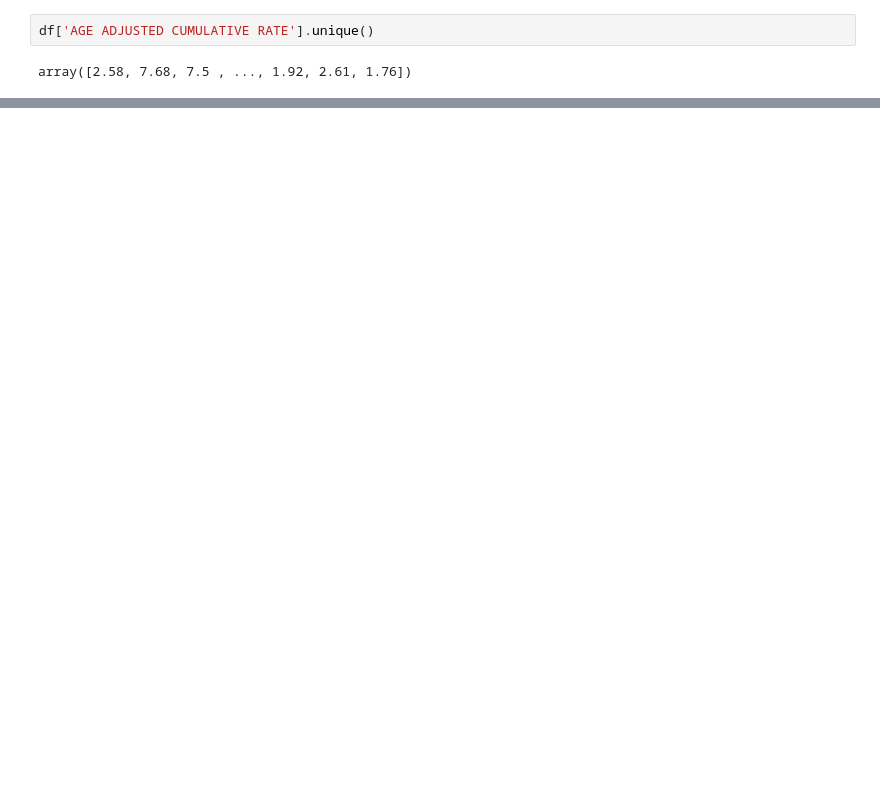
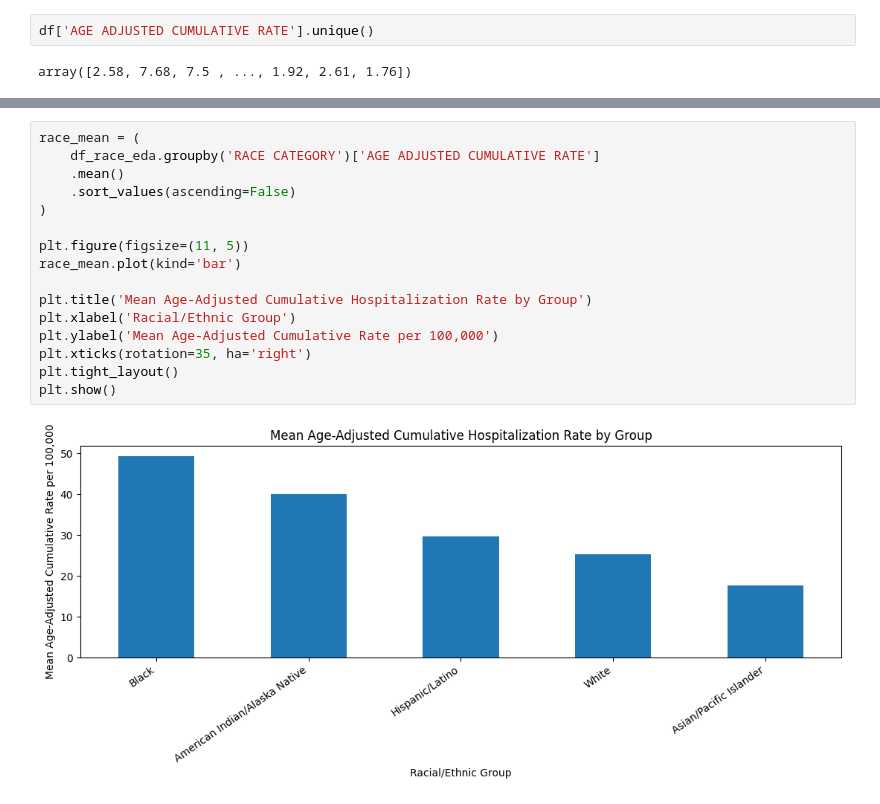
Before and after one commit to Mahmoud4Younis/my-, a Jupyter notebook: Who_Gets_Hospitalized_with_Flu_.ipynb, the cells around one changed output, grey strips where cells are left out. Drawn from its saved outputs; the diff is of its cells as text; blank space fills up the shorter version.

```diff
--- a/Who_Gets_Hospitalized_with_Flu_.ipynb
+++ b/Who_Gets_Hospitalized_with_Flu_.ipynb
@@ -477,0 +587,18 @@ dtype: float64
+# %%
+race_mean = (
+    df_race_eda.groupby('RACE CATEGORY')['AGE ADJUSTED CUMULATIVE RATE']
+    .mean()
+    .sort_values(ascending=False)
+)
+
+plt.figure(figsize=(11, 5))
+race_mean.plot(kind='bar')
+
+plt.title('Mean Age-Adjusted Cumulative Hospitalization Rate by Group')
+plt.xlabel('Racial/Ethnic Group')
+plt.ylabel('Mean Age-Adjusted Cumulative Rate per 100,000')
+plt.xticks(rotation=35, ha='right')
+plt.tight_layout()
+plt.show()
+# %% [output]
+[figure, added]
```
Also changed, not shown: parts of 22 cells of this notebook.
